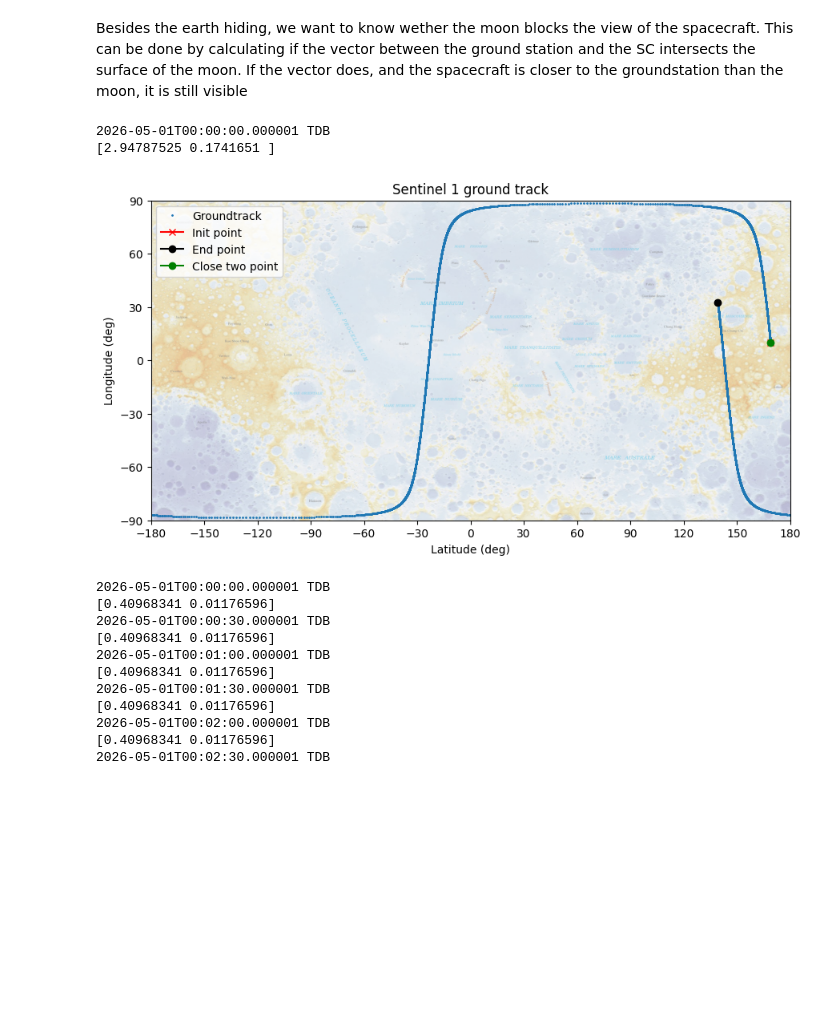
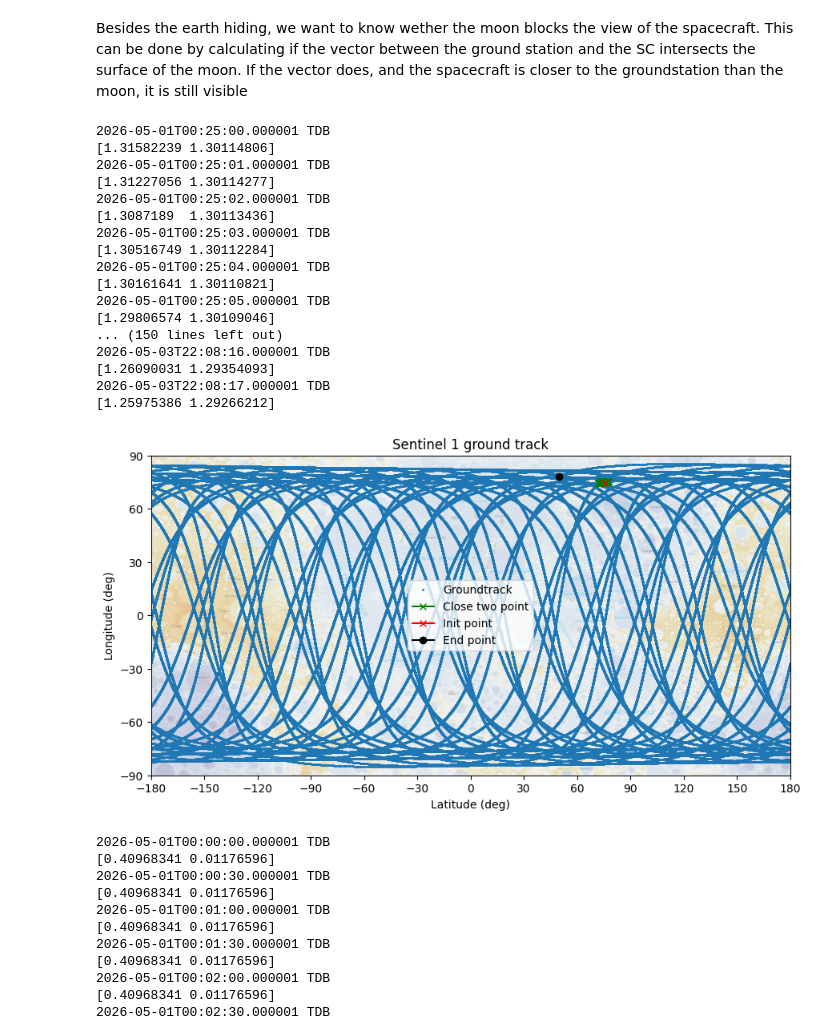
Before and after one commit to mani-sat/GODOTWork, a Jupyter notebook: groundplot.ipynb, the cells around one changed output. Drawn from its saved outputs; the diff is of its cells as text; code cells hidden in the pictures; blank space fills up the shorter version.

```diff
--- a/groundplot.ipynb
+++ b/groundplot.ipynb
@@ -29,8 +32,8 @@ Furthermore we define a timespan, here one month, evaluated in 30 seconds timest
 # %% [markdown]
 Besides the earth hiding, we want to know wether the moon blocks the view of the spacecraft. This can be done by calculating if the vector between the ground station and the SC intersects the surface of the moon. If the vector does, and the spacecraft is closer to the groundstation than the moon, it is still visible
 # %%
-t1 = tempo.Epoch('2026-05-01T00:00:00 TDB')
-t2 = tempo.Epoch('2026-05-01T02:00:00 TDB')
+t1 = tempo.Epoch('2026-05-01T00:25:00 TDB')
+t2 = tempo.Epoch('2026-05-04T00:00:00 TDB')
 ran = tempo.EpochRange(t1, t2)
 eps = 1e-6
 tol = 1e-6
@@ -43,44 +46,66 @@ def subsat_point(epoch):
 
 points = np.asarray([subsat_point(e) for e in grid])
 
+def getAngle(vec1, vec2):
+    d = ad.dot(vec1, vec2)
+    vec1_norm = ad.norm(vec1)
+    vec2_norm = ad.norm(vec2)
+    return ad.acos(d/(vec1_norm * vec2_norm))
+
 poslist = []
+distance_in_deg = 1
 init = uni.frames.vector3("Moon", "SC", "ITRF", t1)  # Use Moon-centered frame
 end = uni.frames.vector3("Moon", "SC", "ITRF", t2)  # Use Moon-centered frame
 for e in grid:
     pos = uni.frames.vector3("Moon", "SC", "ITRF", e)  # Use Moon-centered frame
-    if np.sqrt(np.sum(np.power(init - pos, 2))) < 0.8:
+    if getAngle(pos,init) < np.radians(distance_in_deg):
         print(e)
         poslist.append(astro.sphericalFromCart(pos)[1:])
         print(astro.sphericalFromCart(pos)[1:])
 poslist = np.array(poslist)
 
 init = astro.sphericalFromCart(uni.frames.vector3("Moon", "SC", "ITRF", t1))[1:]
 end = astro.sphericalFromCart(uni.frames.vector3("Moon", "SC", "ITRF", t2))[1:]
 
 img = plt.imread("moon2.png")
 fig = plt.figure(figsize=(9, 5))
 
 plt.title('Sentinel 1 ground track')
 plt.xlabel('Latitude (deg)')
 plt.ylabel('Longitude (deg)')
 
 plt.imshow(img, extent=[-180, 180, -90, 90], alpha=0.5)
 plt.plot(num.Rad * points[:, 0], num.Rad * points[:, 1], '.', markersize=2, label="Groundtrack")
+plt.plot(num.Rad * poslist[:, 0], num.Rad * poslist[:, 1], marker='x', color='g', label='Close two point')
 plt.plot(num.Rad * init[0], num.Rad * init[1], marker='x', color='r', label='Init point')
 plt.plot(num.Rad * end[0], num.Rad * end[1], marker='o', color='k', label='End point')
-plt.plot(num.Rad * poslist[:, 0], num.Rad * poslist[:, 1], marker='o', color='g', label='Close two point')
 
 plt.legend()
 plt.xlim([-180, 180])
 plt.ylim([-90, 90])
 plt.xticks(np.linspace(-180, 180, 13))
 plt.yticks(np.linspace(-90, 90, 7))
 plt.tight_layout()
 plt.show()
 # %% [output]
-2026-05-01T00:00:00.000001 TDB
-[2.94787525 0.1741651 ]
+2026-05-01T00:25:00.000001 TDB
+[1.31582239 1.30114806]
+2026-05-01T00:25:01.000001 TDB
+[1.31227056 1.30114277]
+2026-05-01T00:25:02.000001 TDB
+[1.3087189  1.30113436]
+2026-05-01T00:25:03.000001 TDB
+[1.30516749 1.30112284]
+2026-05-01T00:25:04.000001 TDB
+[1.30161641 1.30110821]
+2026-05-01T00:25:05.000001 TDB
+[1.29806574 1.30109046]
+... (150 lines left out)
+2026-05-03T22:08:16.000001 TDB
+[1.26090031 1.29354093]
+2026-05-03T22:08:17.000001 TDB
+[1.25975386 1.29266212]
-[figure, old version]
+[figure, new version]
 # %%
 t1 = tempo.Epoch('2026-05-01T00:00:00 TDB')
 t2 = tempo.Epoch('2026-05-05T01:50:00 TDB')
```
Also changed, not shown: parts of 2 cells of this notebook, 6 other files.
